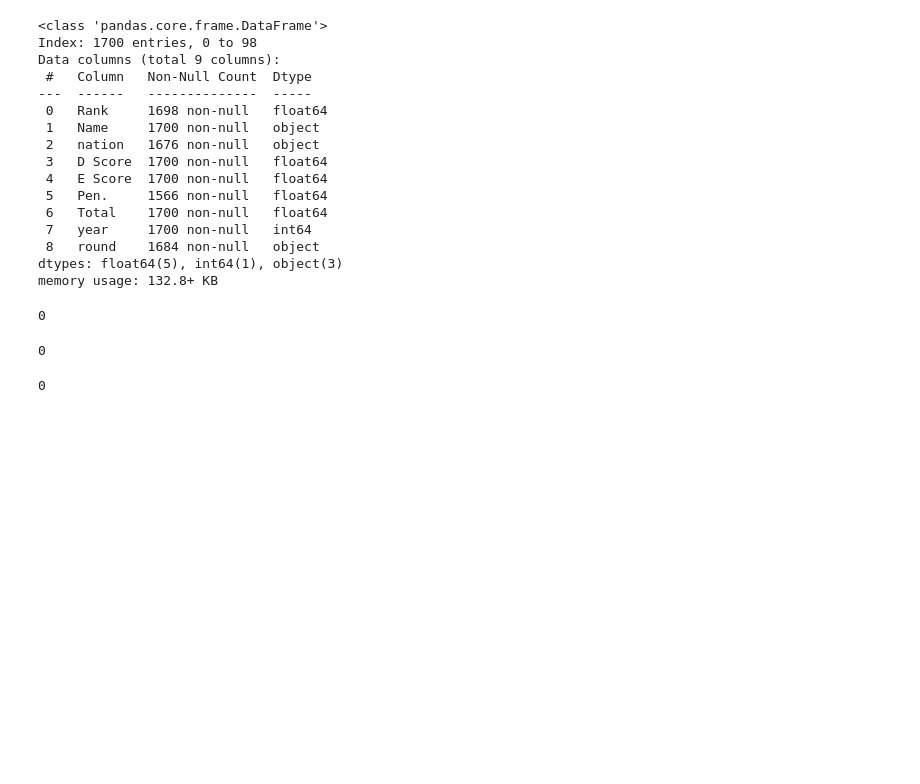
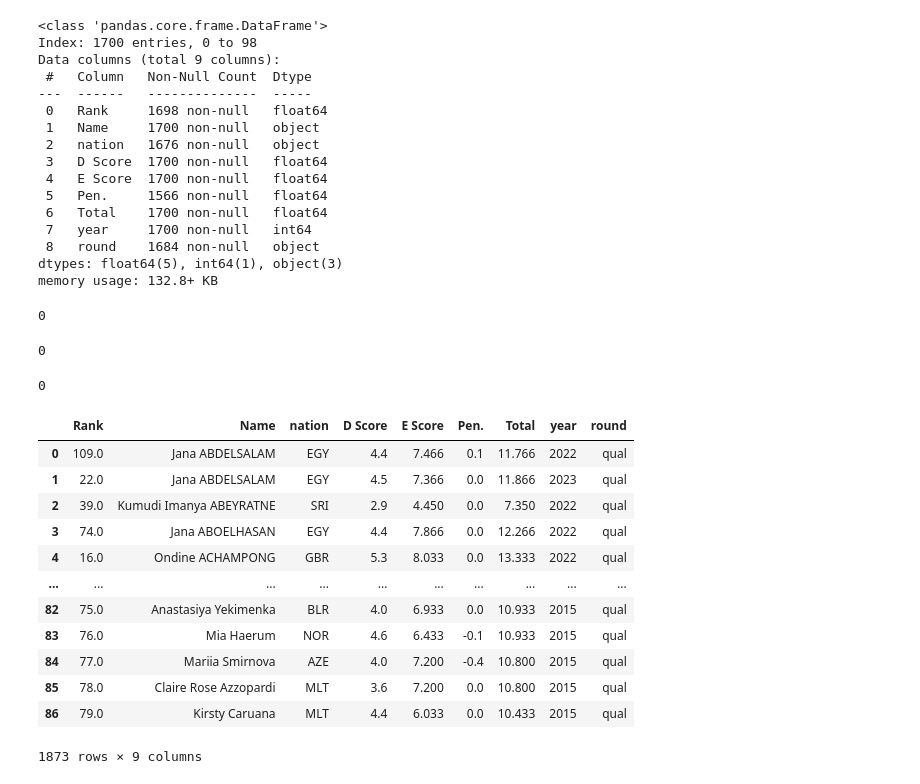
Before and after one commit to RyanJTalbot/MSDS, a Jupyter notebook: Core/Data Mining Foundations/Data Mining Project/Project/competition_gym2023/Combine_Data/combine_fx.ipynb, the cells around one changed output. Drawn from its saved outputs; the diff is of its cells as text; code cells hidden in the pictures; blank space fills up the shorter version.

```diff
--- a/Core/Data Mining Foundations/Data Mining Project/Project/competition_gym2023/Combine_Data/combine_fx.ipynb
+++ b/Core/Data Mining Foundations/Data Mining Project/Project/competition_gym2023/Combine_Data/combine_fx.ipynb
@@ -1019,3 +1019,19 @@ fx.duplicated().sum()
 0
 # %%
 # fx.to_csv('fx_w.csv', index=False)
+# %%
+fx
+# %% [output]
+|  | Rank | Name | nation | D Score | E Score | Pen. | Total | year | round |
+| 0 | 109.0 | Jana ABDELSALAM | EGY | 4.4 | 7.466 | 0.1 | 11.766 | 2022 | qual |
+| 1 | 22.0 | Jana ABDELSALAM | EGY | 4.5 | 7.366 | 0.0 | 11.866 | 2023 | qual |
+| 2 | 39.0 | Kumudi Imanya ABEYRATNE | SRI | 2.9 | 4.450 | 0.0 | 7.350 | 2022 | qual |
+| 3 | 74.0 | Jana ABOELHASAN | EGY | 4.4 | 7.866 | 0.0 | 12.266 | 2022 | qual |
+| 4 | 16.0 | Ondine ACHAMPONG | GBR | 5.3 | 8.033 | 0.0 | 13.333 | 2022 | qual |
+| ... | ... | ... | ... | ... | ... | ... | ... | ... | ... |
+| 82 | 75.0 | Anastasiya Yekimenka | BLR | 4.0 | 6.933 | 0.0 | 10.933 | 2015 | qual |
+| 83 | 76.0 | Mia Haerum | NOR | 4.6 | 6.433 | -0.1 | 10.933 | 2015 | qual |
+| 84 | 77.0 | Mariia Smirnova | AZE | 4.0 | 7.200 | -0.4 | 10.800 | 2015 | qual |
+| 85 | 78.0 | Claire Rose Azzopardi | MLT | 3.6 | 7.200 | 0.0 | 10.800 | 2015 | qual |
+| 86 | 79.0 | Kirsty Caruana | MLT | 4.4 | 6.033 | 0.0 | 10.433 | 2015 | qual |
+1873 rows × 9 columns
```
Also changed, not shown: 10 other files.
